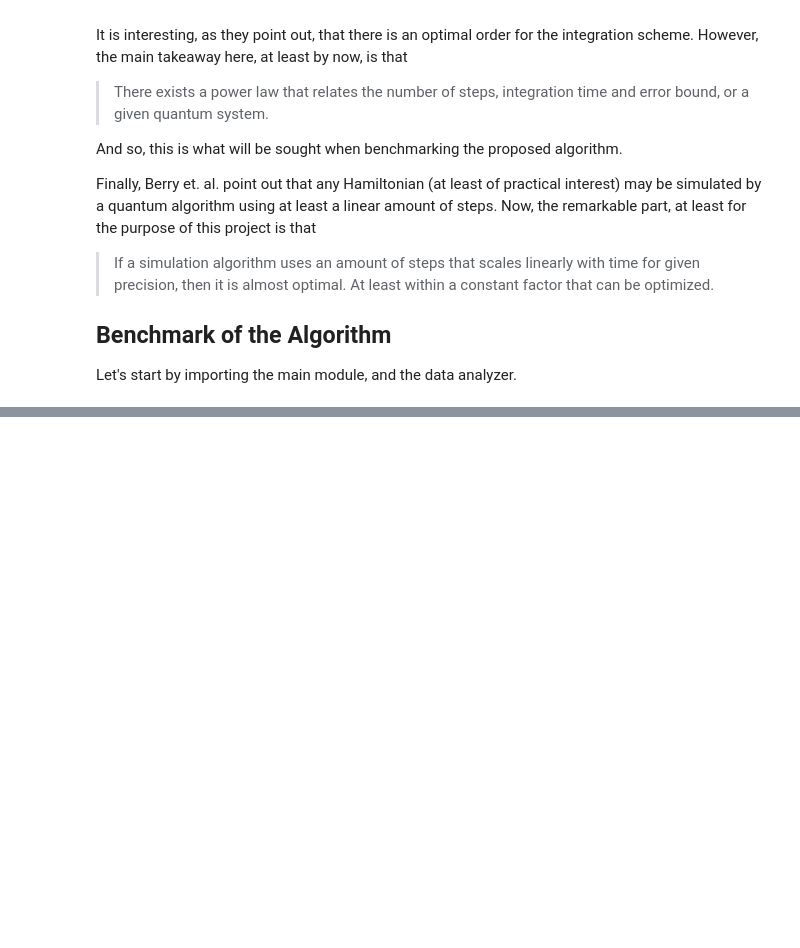
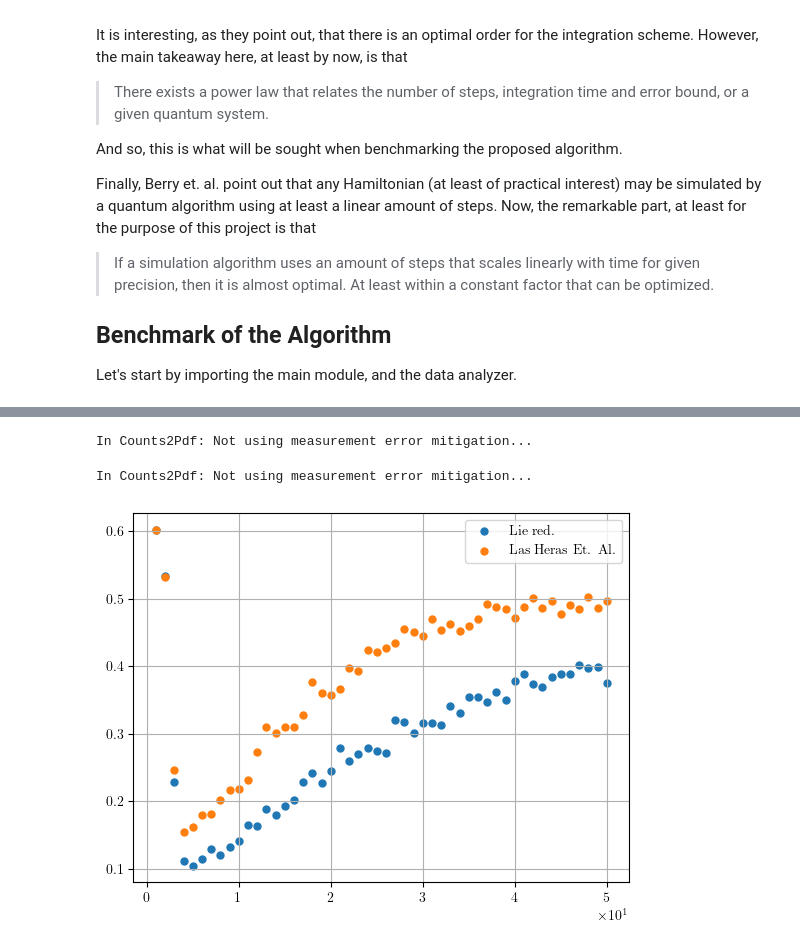
Before and after one commit to DiegoHerrera262/Thesis2020, a Jupyter notebook: PyHeisenberg/QASM_Benchmarking.ipynb, the cells around one changed output, grey strips where cells are left out. Cells and saved outputs as stored; diff of their text form; code cells hidden in the pictures; blank space fills up the shorter version.

```diff
--- a/PyHeisenberg/QASM_Benchmarking.ipynb
+++ b/PyHeisenberg/QASM_Benchmarking.ipynb
@@ -142,0 +137,25 @@ R-value: -0.972
+# %%
+testErrorData = testAnalyzer.pdfErrorStepsData(
+    MAX_STEPS=50,
+    t=2.1,
+    saveToFile=False,
+    # measurementFitter=measurementFitter
+)
+# %% [output]
+In Counts2Pdf: Not using measurement error mitigation...
+# %%
+naiveErrorData = naiveAnalyzer.pdfErrorStepsData(
+    MAX_STEPS=50,
+    t=2.1,
+    saveToFile=False,
+    # measurementFitter=measurementFitter
+)
+# %% [output]
+In Counts2Pdf: Not using measurement error mitigation...
+# %%
+plt.scatter(*testErrorData, label="Lie red.")
+plt.scatter(*naiveErrorData, label="Las Heras Et. Al.")
+plt.legend()
+plt.show()
+# %% [output]
+[figure, added]
```
Also changed, not shown: parts of 15 cells of this notebook, 4 other files.
